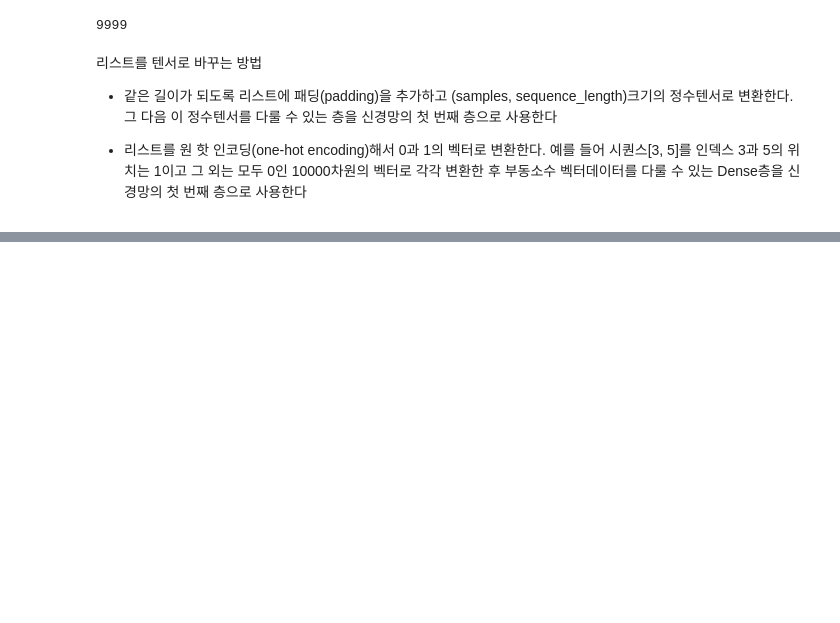
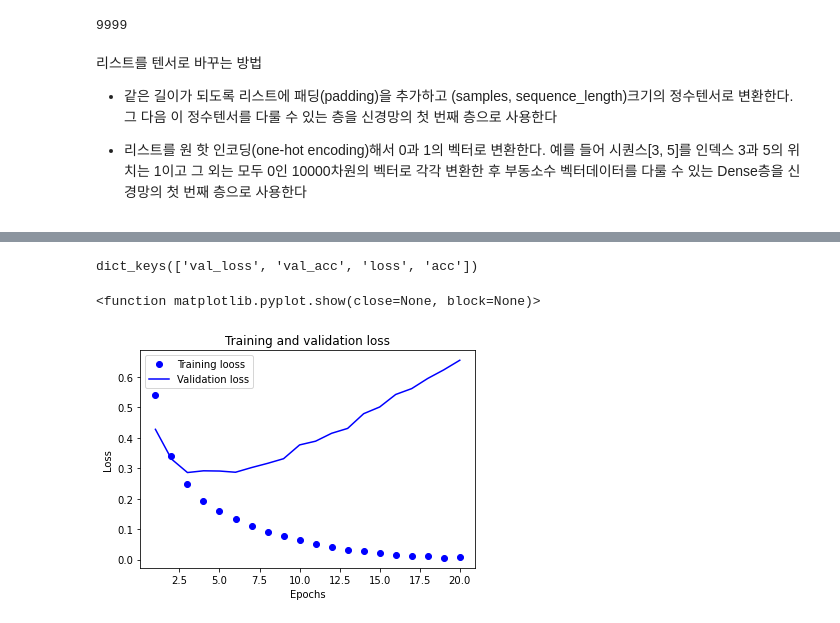
Before and after one commit to yubin8773/2021-deep-learning, a Jupyter notebook: 백찬호/Keras.ipynb, the cells around one changed output, grey strips where cells are left out. Drawn from its saved outputs; the diff is of its cells as text; code cells hidden in the pictures; blank space fills up the shorter version.

```diff
--- a/백찬호/Keras.ipynb
+++ b/백찬호/Keras.ipynb
@@ -108,0 +124,13 @@ model.compile(optimizer='rmsprop',
+# %%
+#손실과 측정을 함수 객체로 지정
+from keras import losses
+from keras import metrics
+model.compile(optimizer=optimizers.RMSprop(learning_rate=0.001),
+              loss=losses.binary_crossentropy,
+              metrics=[metrics.binary_accuracy])
+# %%
+#훈련 검증-검증 세트준비
+x_val = x_train[:10000]
+partial_x_train = x_train[10000:]
+y_val = y_train[:10000]
+partial_y_train = y_train[10000:]
@@ -108,0 +139,11 @@ model.compile(optimizer='rmsprop',
+# %%
+# 모델 훈련
+model.compile(optimizer='rmsprop',
+              loss='binary_crossentropy',
+              metrics=['acc'])
+
+history = model.fit(partial_x_train,
+                    partial_y_train,
+                    epochs = 20,
+                    batch_size = 512,
+                    validation_data = (x_val, y_val))
@@ -108,0 +168,26 @@ model.compile(optimizer='rmsprop',
+# %%
+history_dict = history.history
+history_dict.keys()
+# %% [output]
+dict_keys(['val_loss', 'val_acc', 'loss', 'acc'])
+# %%
+#훈련과 검증손실 그리기
+import matplotlib.pyplot as plt
+
+history_dict = history.history
+loss = history_dict['loss']
+val_loss = history_dict['val_loss']
+
+epochs = range(1, len(loss) + 1)
+
+plt.plot(epochs, loss, 'bo', label='Training looss')
+plt.plot(epochs, val_loss, 'b', label='Validation loss')
+plt.title('Training and validation loss')
+plt.xlabel('Epochs')
+plt.ylabel('Loss')
+plt.legend()
+
+plt.show
+# %% [output]
+<function matplotlib.pyplot.show(close=None, block=None)>
+[figure, added]
```
Also changed, not shown: parts of 32 cells of this notebook.
